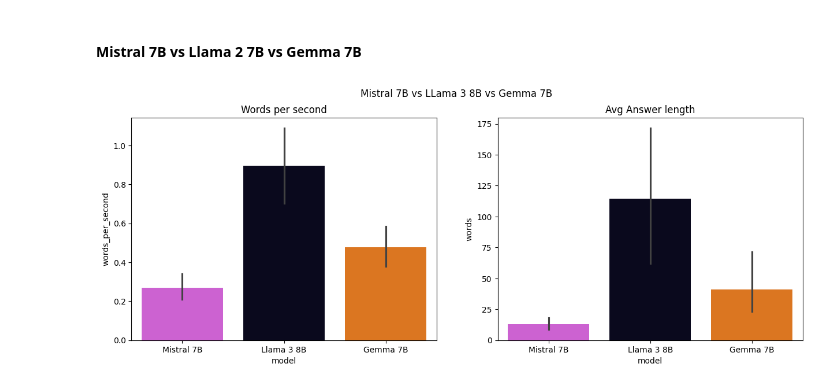
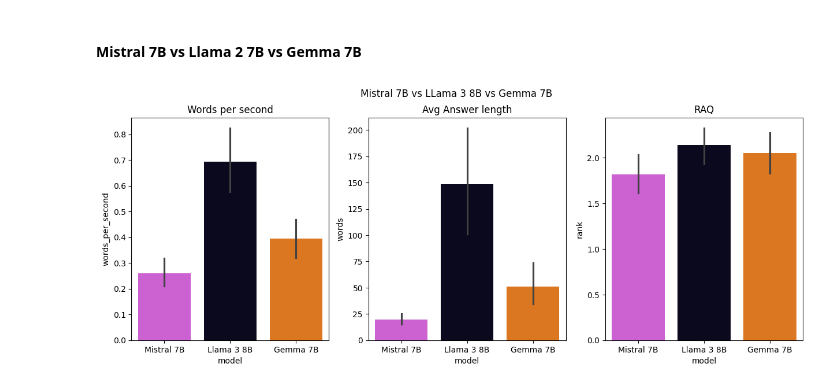
Before and after one commit to zaai-ai/lab, a Jupyter notebook: large-language-models/gemma/gemma.ipynb, the cells around one changed output. Drawn from its saved outputs; the diff is of its cells as text; code cells hidden in the pictures.

Commit message:
gemma

```diff
--- a/large-language-models/gemma/gemma.ipynb
+++ b/large-language-models/gemma/gemma.ipynb
@@ -43,21 +31,24 @@ squad = squad.shuffle()
 llama_metrics = {
     "words_per_second": [],
     "words": [],
+    "rank": [],
 }
 
 mistral_metrics = {
     "words_per_second": [],
     "words": [],
+    "rank": [],
 }
 
 gemma_metrics = {
     "words_per_second": [],
     "words": [],
+    "rank": [],
 }
 # %% [markdown]
 ### Gather metrics
 # %%
-for i in range(30):
+for i in range(60):
     context = squad[i]['context']
     query = squad[i]['question']
     answer = squad[i]['answers']['text'][0]
@@ -76,3 +67,11 @@ for i in range(30):
     answer_gemma, words_per_second, words = utils.get_llm_response(gemma, context, query)
     gemma_metrics["words_per_second"].append(words_per_second)
     gemma_metrics["words"].append(words)
+
+    # GPT-3.5 rank
+    llm_answers_dict = {'llama': answer_llama, 'mistral': answer_mistral, 'gemma': answer_gemma}
+    rank = utils.get_gpt_rank(answer, llm_answers_dict, os.getenv("OPENAI_API_KEY"))
+
+    llama_metrics["rank"].append(rank.index('1')+1)
+    mistral_metrics["rank"].append(rank.index('2')+1)
+    gemma_metrics["rank"].append(rank.index('3')+1)
@@ -109,15 +90,18 @@ gemma_metrics['model'] = 'Gemma 7B'
 # create single data frame for plotting
 metrics = pd.concat([mistral_metrics, llama_metrics, gemma_metrics])
 # %%
-fig, axes = plt.subplots(1, 2, figsize=(15, 5))
+fig, axes = plt.subplots(1, 3, figsize=(15, 5))
 fig.suptitle('Mistral 7B vs LLama 3 8B vs Gemma 7B')
 
 sns.barplot(ax=axes[0], data=metrics, y='words_per_second', x='model', hue='model', palette=["#dd4fe4", "#070620", "#fa7302"])
 axes[0].set_title("Words per second")
 
 sns.barplot(ax=axes[1], data=metrics, y='words', x='model', hue='model', palette=["#dd4fe4", "#070620", "#fa7302"])
 axes[1].set_title("Avg Answer length")
 
+sns.barplot(ax=axes[2], data=metrics, y='rank', x='model', hue='model', palette=["#dd4fe4", "#070620", "#fa7302"])
+axes[2].set_title("RAQ")
+
 plt.show()
 # %% [output]
-[figure, old version]
+[figure, new version]
```
Also changed, not shown: parts of 4 cells of this notebook, 3 other files.
